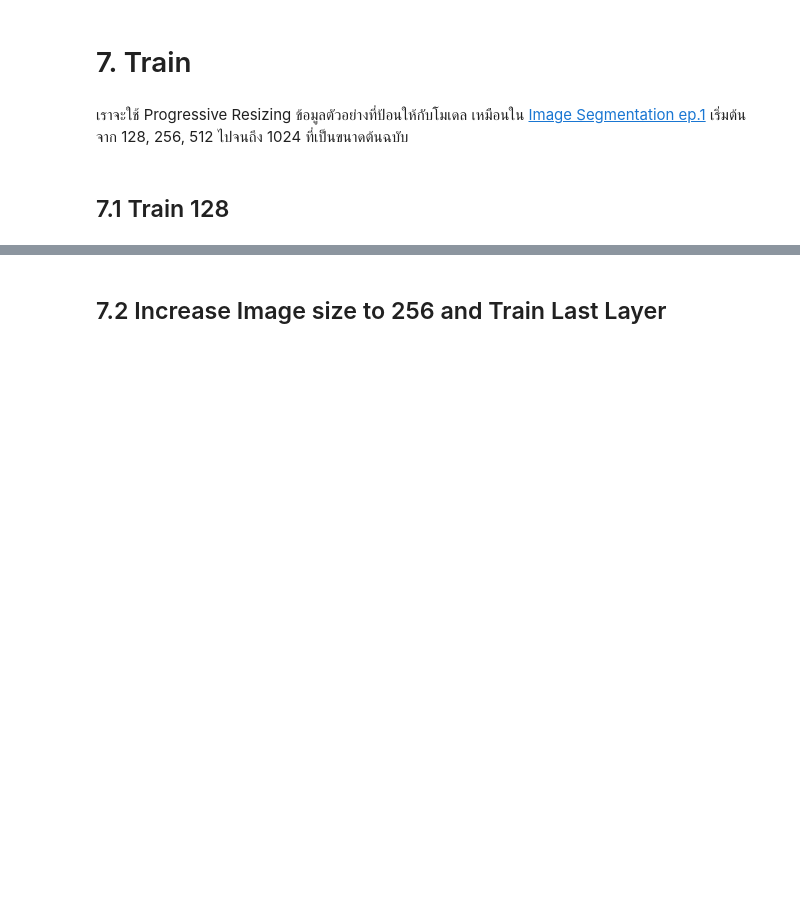
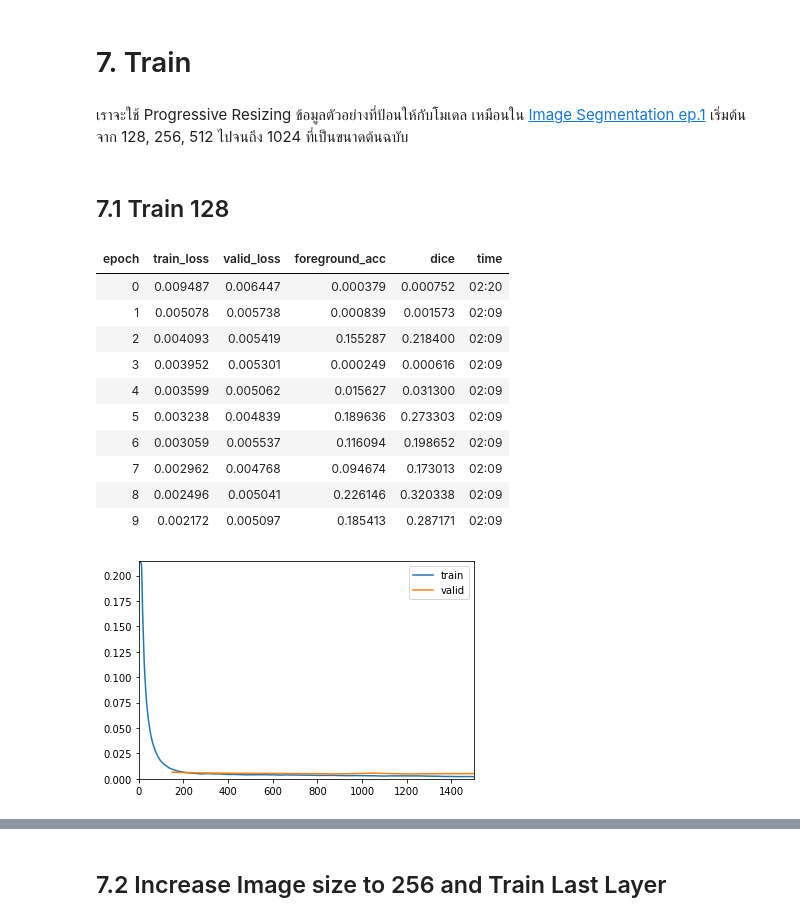
Before and after one commit to mrkcmd/bualabs, a Jupyter notebook: nbs/03c_image_segmentation_siim_acr_pneumothorax_fastai2.ipynb, the cells around one changed output, grey strips where cells are left out. Drawn from its saved outputs; the diff is of its cells as text; code cells hidden in the pictures; blank space fills up the shorter version.

Commit message:
Adjusted number of epoch.

```diff
--- a/nbs/03c_image_segmentation_siim_acr_pneumothorax_fastai2.ipynb
+++ b/nbs/03c_image_segmentation_siim_acr_pneumothorax_fastai2.ipynb
@@ -502,7 +441,20 @@ learn.freeze()
 # %%
 # learn.lr_find()
 # %%
-learn.fit_flat_cos(4, lr=slice(1e-3))
+learn.fit_flat_cos(10, lr=slice(1e-3))
+# %% [output]
+| epoch | train_loss | valid_loss | foreground_acc | dice | time |
+| 0 | 0.009487 | 0.006447 | 0.000379 | 0.000752 | 02:20 |
+| 1 | 0.005078 | 0.005738 | 0.000839 | 0.001573 | 02:09 |
+| 2 | 0.004093 | 0.005419 | 0.155287 | 0.218400 | 02:09 |
+| 3 | 0.003952 | 0.005301 | 0.000249 | 0.000616 | 02:09 |
+| 4 | 0.003599 | 0.005062 | 0.015627 | 0.031300 | 02:09 |
+| 5 | 0.003238 | 0.004839 | 0.189636 | 0.273303 | 02:09 |
+| 6 | 0.003059 | 0.005537 | 0.116094 | 0.198652 | 02:09 |
+| 7 | 0.002962 | 0.004768 | 0.094674 | 0.173013 | 02:09 |
+| 8 | 0.002496 | 0.005041 | 0.226146 | 0.320338 | 02:09 |
+| 9 | 0.002172 | 0.005097 | 0.185413 | 0.287171 | 02:09 |
+[figure, added]
 # %%
 learn.save('03c-unet-resnet34-128-1')
 # %%
```
Also changed, not shown: parts of 27 cells of this notebook.
